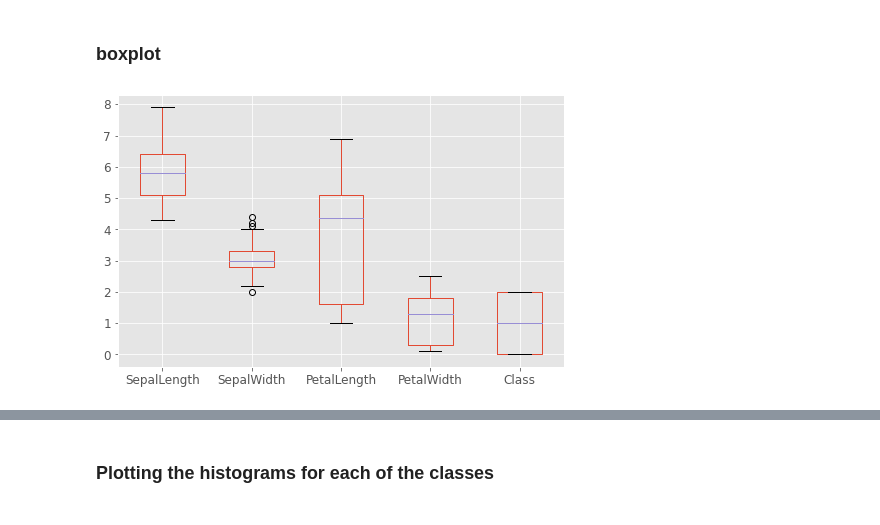
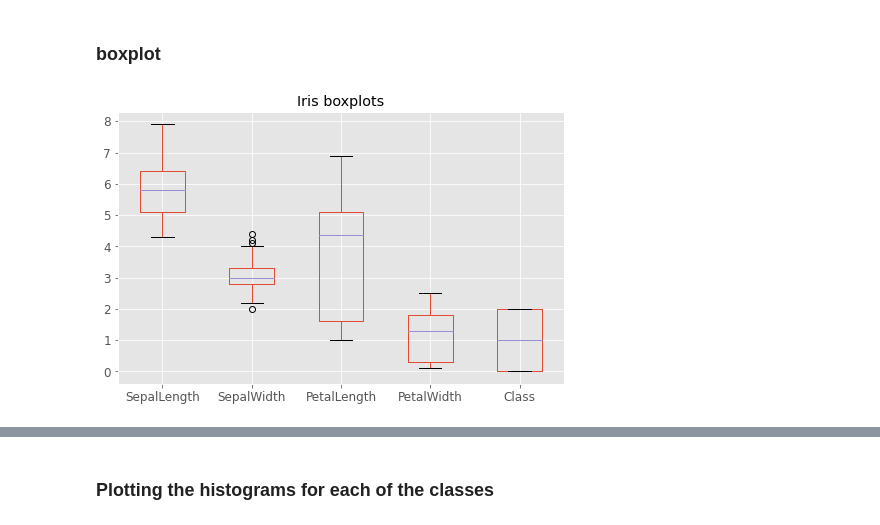
Before and after one commit to miamrodgers/4310-ML, a Jupyter notebook: ME3_NativeBayes/NaiveBayes.ipynb, the cells around one changed output, grey strips where cells are left out. Saved outputs shown, nothing was run; the diff lists cells and outputs as text; code cells hidden in the pictures.

```diff
--- a/ME3_NativeBayes/NaiveBayes.ipynb
+++ b/ME3_NativeBayes/NaiveBayes.ipynb
@@ -561,8 +588,9 @@ colors = sns.color_palette('flare') #['#fac205','#ff81c0','#7bc8f6']
 # %% [markdown]
 ### boxplot
 # %%
-plt.figure(figsize=(8,5))
+plt.figure(figsize=(8, 5))
 iris.boxplot()
+plt.title('Iris boxplots')
 plt.show()
 # %% [output]
-[figure, old version]
+[figure, new version]
```
Also changed, not shown: parts of 31 cells of this notebook, 3 other files.
